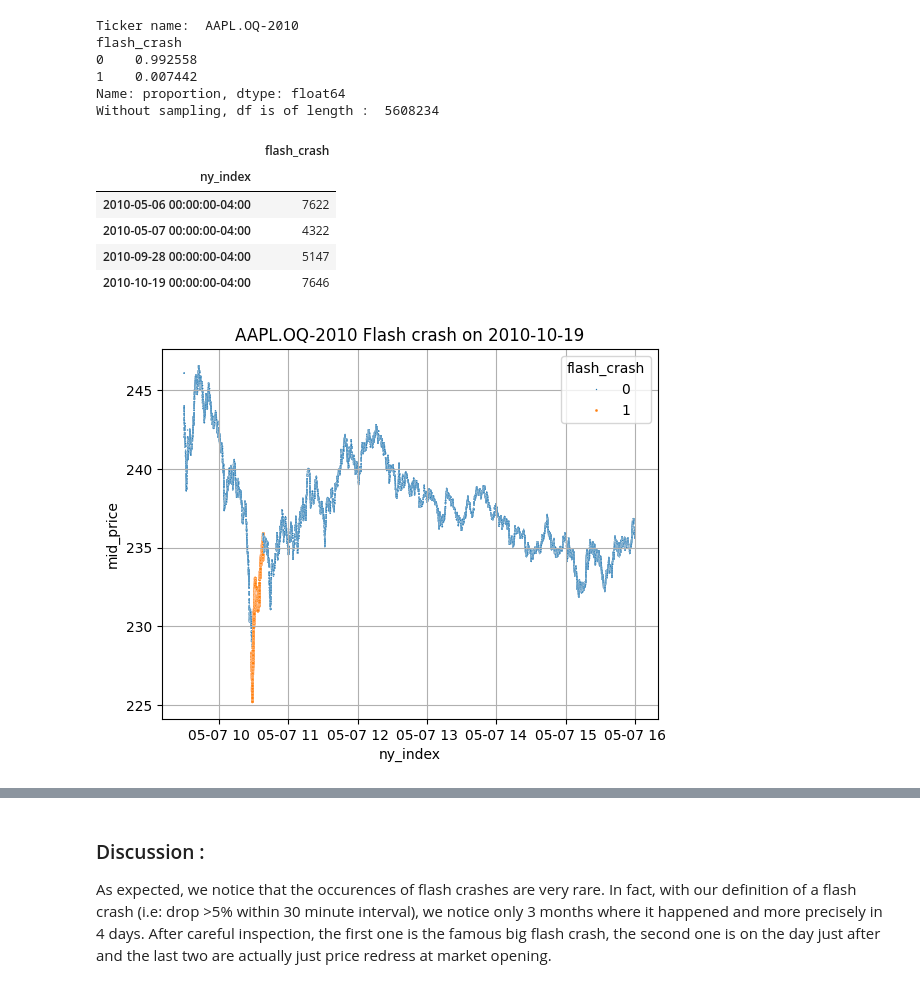
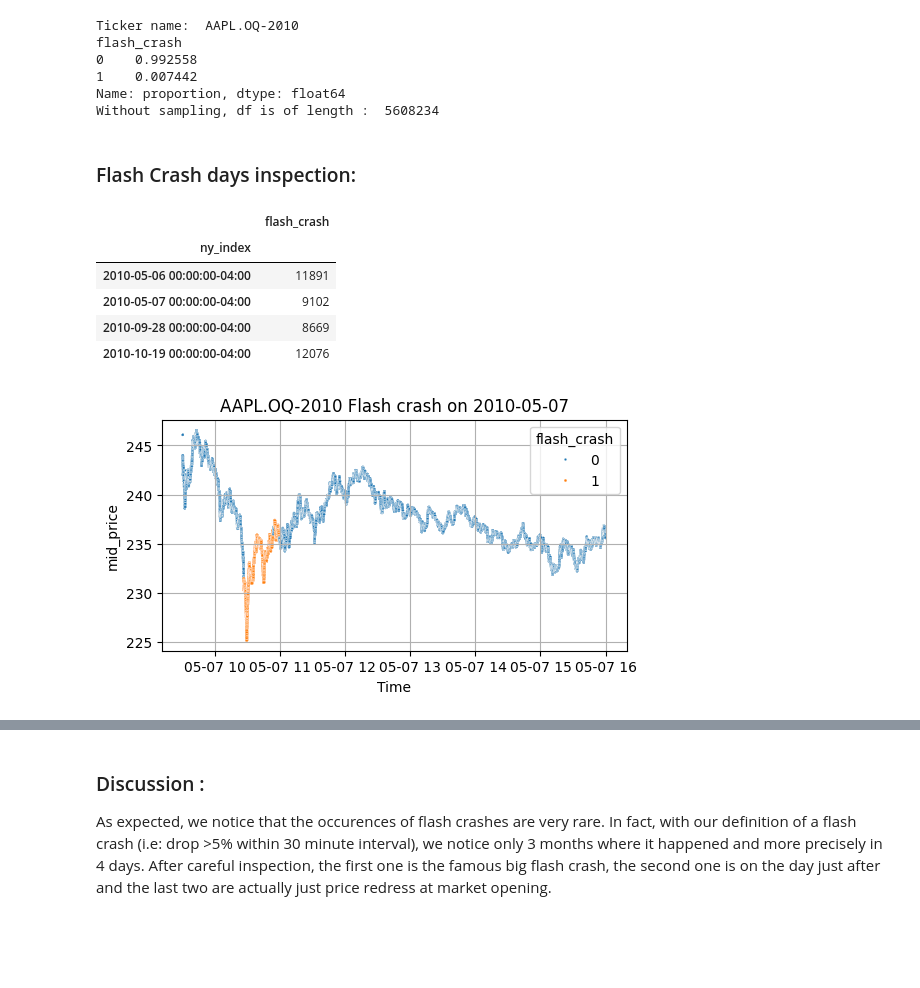
Before and after one commit to yassinech2/Flash_crash, a Jupyter notebook: 5_Crash_Detection.ipynb, the cells around one changed output, grey strips where cells are left out. Saved outputs shown, nothing was run; the diff lists cells and outputs as text; code cells hidden in the pictures; blank space fills up the shorter version.

```diff
--- a/5_Crash_Detection.ipynb
+++ b/5_Crash_Detection.ipynb
@@ -82,31 +83,26 @@ flash_crash
 1    0.007442
 Name: proportion, dtype: float64
 Without sampling, df is of length :  5608234
-# %%
-df_daily_crash = df.resample('1D').agg({'flash_crash': 'sum'})
-df_daily_crash[df_daily_crash['flash_crash'] > 0]
-
-# df_daily_crash['date'] = df_daily_crash.index.date
-
-# plt.figure(figsize=(15, 5))
-# plt.scatter(df_daily_crash['date'], df_daily_crash['flash_crash'])
-# plt.title('Daily Flash Crashes')
-# plt.xlabel('Date')
-# plt.ylabel('Number of Flash Crashes')
-# plt.grid()
-# plt.show()
-# %% [output]
-|  | flash_crash |
-| ny_index |  |
-| 2010-05-06 00:00:00-04:00 | 7622 |
-| 2010-05-07 00:00:00-04:00 | 4322 |
-| 2010-09-28 00:00:00-04:00 | 5147 |
-| 2010-10-19 00:00:00-04:00 | 7646 |
+# %% [markdown]
+### Flash Crash days inspection:
+# %%
+## Days with flash crash
+df_daily_crash = df.resample('1D').agg({'flash_crash': 'sum'})
+df_daily_crash[df_daily_crash['flash_crash'] > 0]
+# %% [output]
+|  | flash_crash |
+| ny_index |  |
+| 2010-05-06 00:00:00-04:00 | 11891 |
+| 2010-05-07 00:00:00-04:00 | 9102 |
+| 2010-09-28 00:00:00-04:00 | 8669 |
+| 2010-10-19 00:00:00-04:00 | 12076 |
 # %%
-import seaborn as sns
+df  = df_original.copy()
 df_crash1 = df[(df.index >= '2010-05-07')&(df.index <= '2010-05-08')]
-sns.scatterplot(data=df_crash1, x=df_crash1.index, y='mid_price', hue='flash_crash',size='flash_crash',sizes=(4, 1))
-plt.title(ticker_name+ " Flash crash on 2010-10-19")
+plt.figure(figsize=(6,3))
+sns.scatterplot(data=df_crash1, x=df_crash1.index, y='mid_price', hue='flash_crash',size='flash_crash',sizes=(4, 3),)
+plt.title(ticker_name+ " Flash crash on 2010-05-07")
+plt.xlabel('Time')
 plt.grid()
 # %% [output]
-[figure, old version]
+[figure, new version]
```
Also changed, not shown: parts of 12 cells of this notebook, 1 other file.
